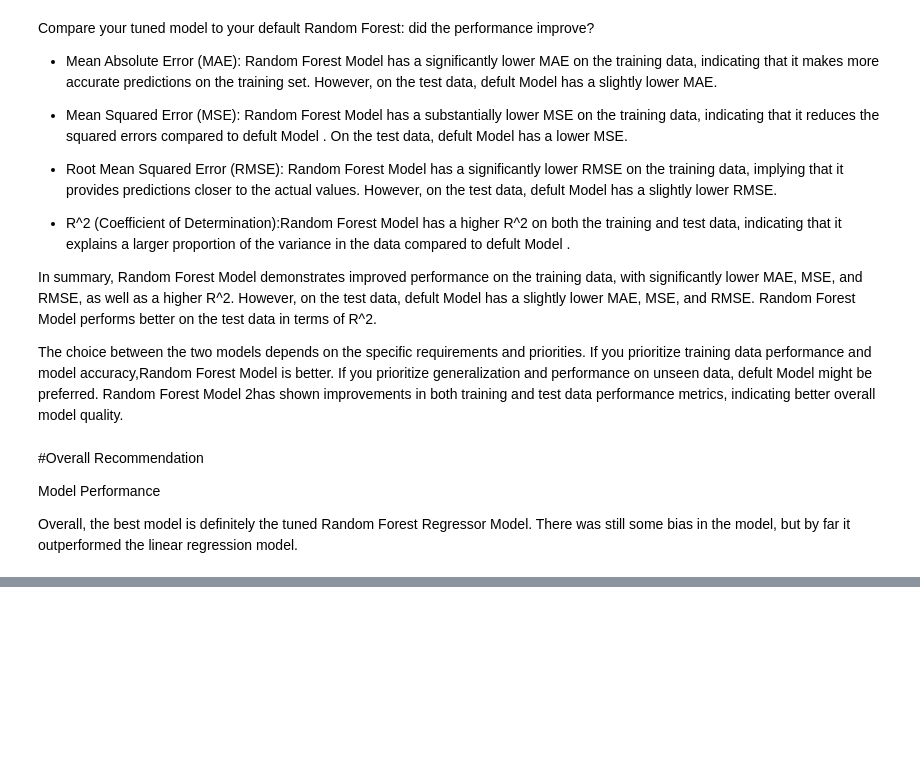
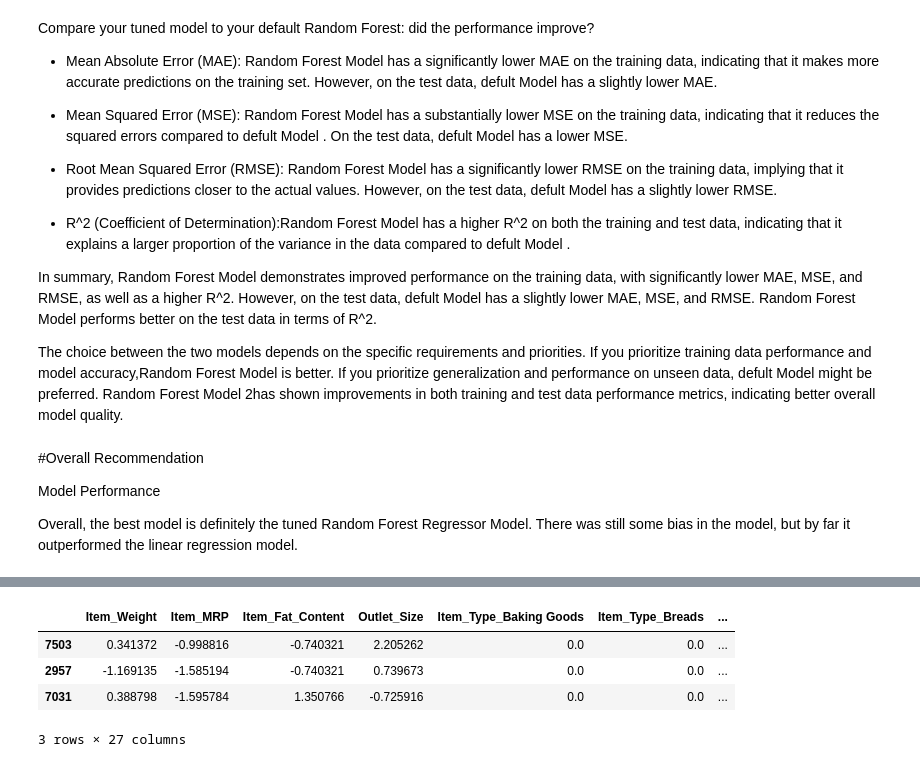
Before and after one commit to Al-Tayeb96/Prediction-of-Product-Sales, a Jupyter notebook: Prediction_of_Product_Sales.ipynb, the cells around one changed output, grey strips where cells are left out. Cells and saved outputs as stored; diff of their text form; code cells hidden in the pictures; blank space fills up the shorter version.

```diff
--- a/Prediction_of_Product_Sales.ipynb
+++ b/Prediction_of_Product_Sales.ipynb
@@ -1532,0 +1605,16 @@ Overall, the best model is definitely the tuned Random Forest Regressor Model. T
+# %%
+feature_names =tf_cols.get_feature_names_out()
+
+
+X_train_tf = pd.DataFrame(tf_cols.transform(X_train),
+                          columns = feature_names, index = X_train.index)
+
+X_test_tf = pd.DataFrame(tf_cols.transform(X_test),
+                          columns = feature_names, index = X_test.index)
+X_test_tf.head(3)
+# %% [output]
+|  | Item_Weight | Item_MRP | Item_Fat_Content | Outlet_Size | Item_Type_Baking Goods | Item_Type_Breads | ... |
+| 7503 | 0.341372 | -0.998816 | -0.740321 | 2.205262 | 0.0 | 0.0 | ... |
+| 2957 | -1.169135 | -1.585194 | -0.740321 | 0.739673 | 0.0 | 0.0 | ... |
+| 7031 | 0.388798 | -1.595784 | 1.350766 | -0.725916 | 0.0 | 0.0 | ... |
+3 rows × 27 columns
```
Also changed, not shown: parts of 16 cells of this notebook.
